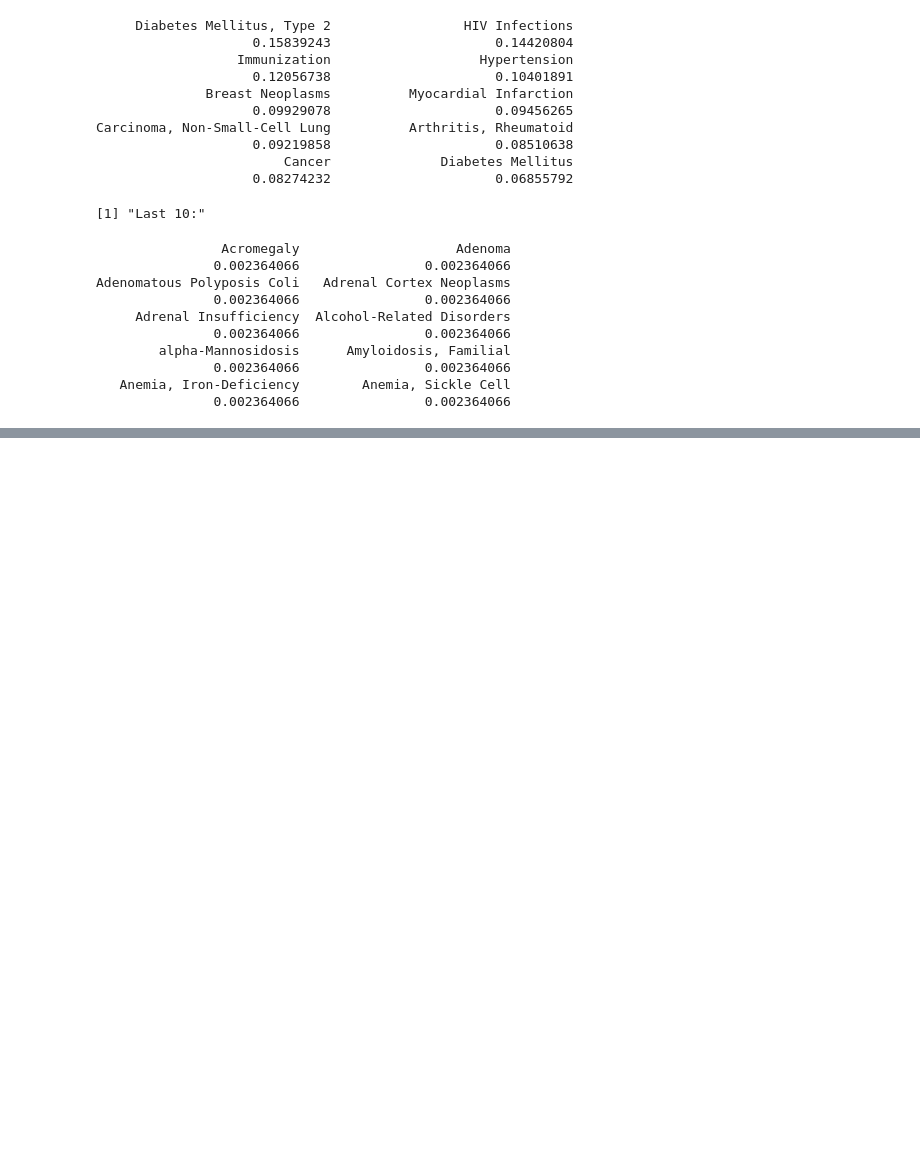
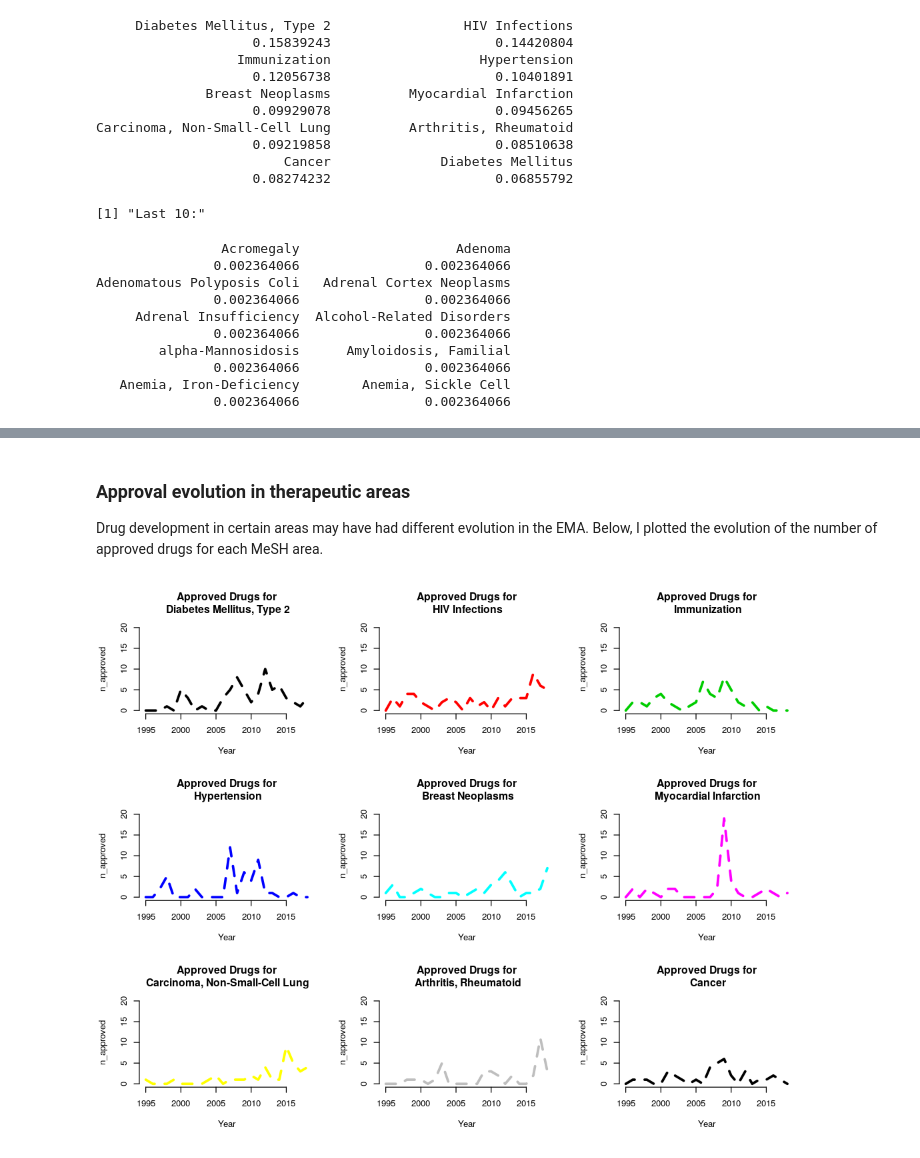
Before and after one commit to MiqG/EMA-Data-Scratching-with-RSelenium, a Jupyter notebook: web_scrapping_EMA.ipynb, the cells around one changed output, grey strips where cells are left out. Saved outputs shown, nothing was run; the diff lists cells and outputs as text; code cells hidden in the pictures; blank space fills up the shorter version.

```diff
--- a/web_scrapping_EMA.ipynb
+++ b/web_scrapping_EMA.ipynb
@@ -82,7 +132,7 @@ print(colnames(drug_df))
 # list drugs and their therapeutic area MeSH
 
 # split mesh terms
-list_mesh <- lapply(drug_df$Therapeutic.area..MeSH.,split="\n",strsplit)
+list_mesh <- lapply(df$mesh,split="\n",strsplit)
 
 # add drug names
 attributes(list_mesh)$names <- drug_df$Name
@@ -93,6 +143,7 @@ paste('Diversity in therapeutic areas:',length(unique(list_mesh)))
 # compute frequency table of MeSH terms
 tab_mesh = table(unlist(list_mesh))
 tab_mesh = tab_mesh/length(tab_mesh)
+tab_mesh = sort(tab_mesh,decreasing = T)
 
 'Top 10:'
 sort(tab_mesh,decreasing = T)[1:10]
@@ -153,0 +181,32 @@ drug_df$Date.of.issue.of.marketing.authorisation.valid.throughout.the.European.U
+# %% [markdown]
+### Approval evolution in therapeutic areas
+
+Drug development in certain areas may have had different evolution in the EMA. Below, I plotted the evolution of the number of approved drugs for each MeSH area.
+# %%
+# number of drugs per area per year
+n_areas = 10
+years = 1995:2018
+area_year = matrix(nrow=n_areas,ncol=length(years))
+rownames(area_year) = names(tab_mesh)[1:n_areas]
+colnames(area_year) = years
+
+for (area in names(tab_mesh)[1:n_areas]){
+    # find drug names that contain a certain "area"
+    idx_area = sapply(list_mesh,function(x){any(unlist(x) %in% area)})
+    # get year of each drug of the area
+    tmp_years = df[idx_area,'Years']
+    tmp_years = table(tmp_years[!is.na(tmp_years)])
+    # save
+    area_year[area, colnames(area_year) %in% names(tmp_years)] = tmp_years
+}
+area_year[is.na(area_year)] = 0
+
+# visualize
+options(repr.plot.width=9, repr.plot.height=7)
+
+par(mfrow=c(3,3))
+for (i in 1:length(tmp[1:n_countries])){
+    plot(as.numeric(colnames(area_year)),area_year[i,],main=paste('Approved Drugs for\n',rownames(area_year)[i]),type='l',bty='n',xlab='Year',ylab='n_approved',col=i,lty=2,lwd=3,ylim=c(0,20))
+}
+# %% [output]
+[figure, added]
```
Also changed, not shown: parts of 38 cells of this notebook, 2 other files.
